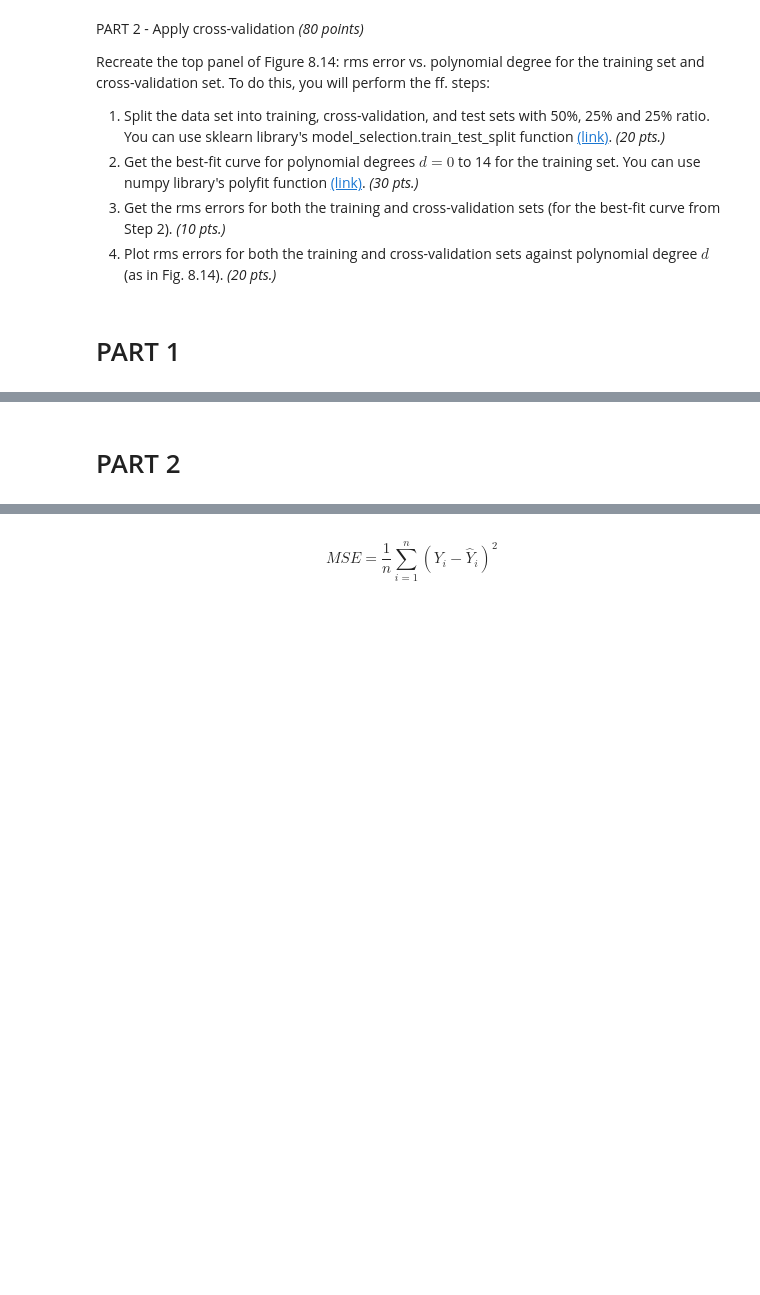
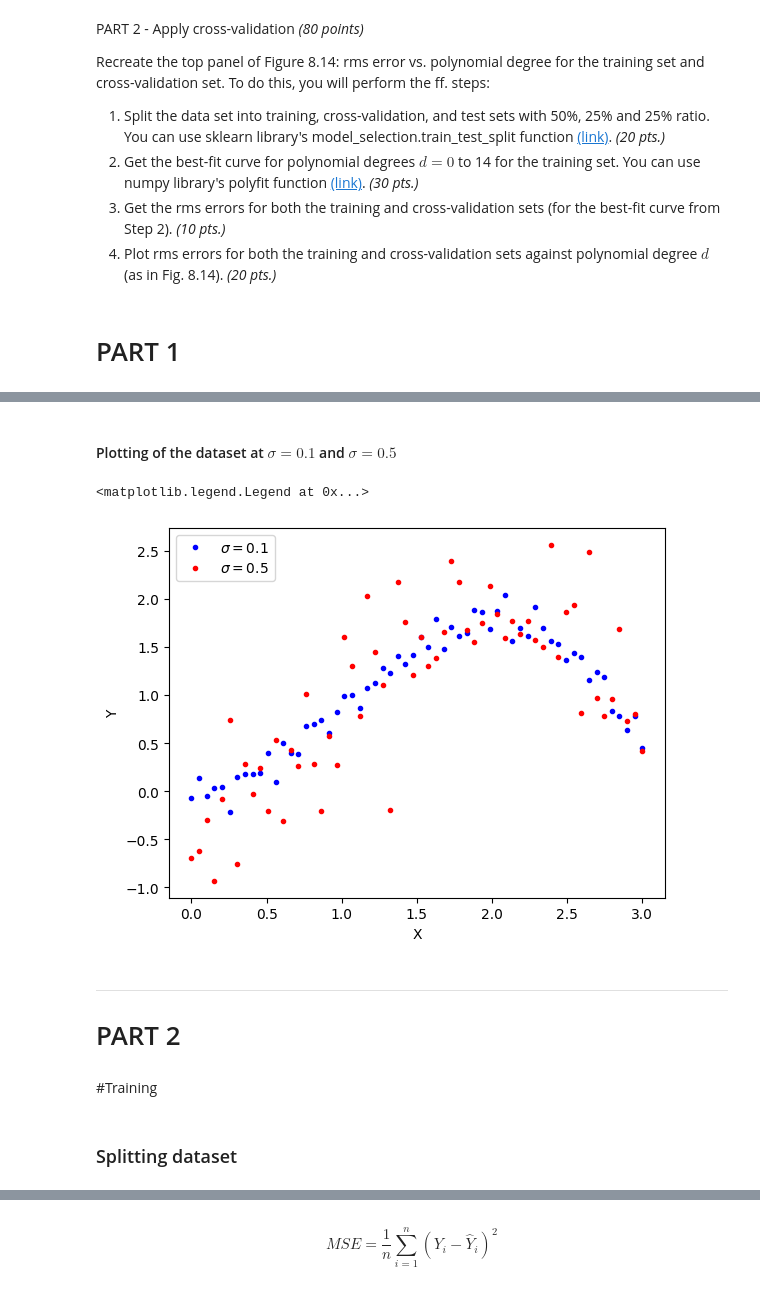
Before and after one commit to bipedalsh33p/App-Physics-157, a Jupyter notebook: Lab Assignments Submissions/Manliguez_AP157_lab_assignment_A1.ipynb, the cells around one changed output, grey strips where cells are left out. Cells and saved outputs as stored; diff of their text form; code cells hidden in the pictures; blank space fills up the shorter version.

```diff
--- a/Lab Assignments Submissions/Manliguez_AP157_lab_assignment_A1.ipynb
+++ b/Lab Assignments Submissions/Manliguez_AP157_lab_assignment_A1.ipynb
@@ -72,2 +77,18 @@ plt.plot(x,y, ls ='none', marker = '.')
+# %%
+sigma2 = 0.5
+eps2 = np.random.normal(mu, sigma2, N) #introducing noise by randomly generating numbers from 0 to 0.5
+y2 = x*np.sin(x) + eps2
+# %% [markdown]
+#### Plotting of the dataset at $\sigma = 0.1$ and $\sigma = 0.5$
+# %%
+plt.plot(x,y, ls ='none', marker = '.', color = 'b', label = "$\sigma = 0.1$")
+plt.plot(x,y2, ls ='none', marker = '.', color ='r', label = "$\sigma = 0.5$")
+plt.xlabel("X")
+plt.ylabel("Y")
+plt.legend()
+# %% [output]
+<matplotlib.legend.Legend at 0x...>
+[figure, added]
 # %% [markdown]
+---
 # PART 2
@@ -75,0 +95,4 @@ plt.plot(x,y, ls ='none', marker = '.')
+# %% [markdown]
+#Training
+# %% [markdown]
+### Splitting dataset
```
Also changed, not shown: parts of 37 cells of this notebook, 2 other files.
